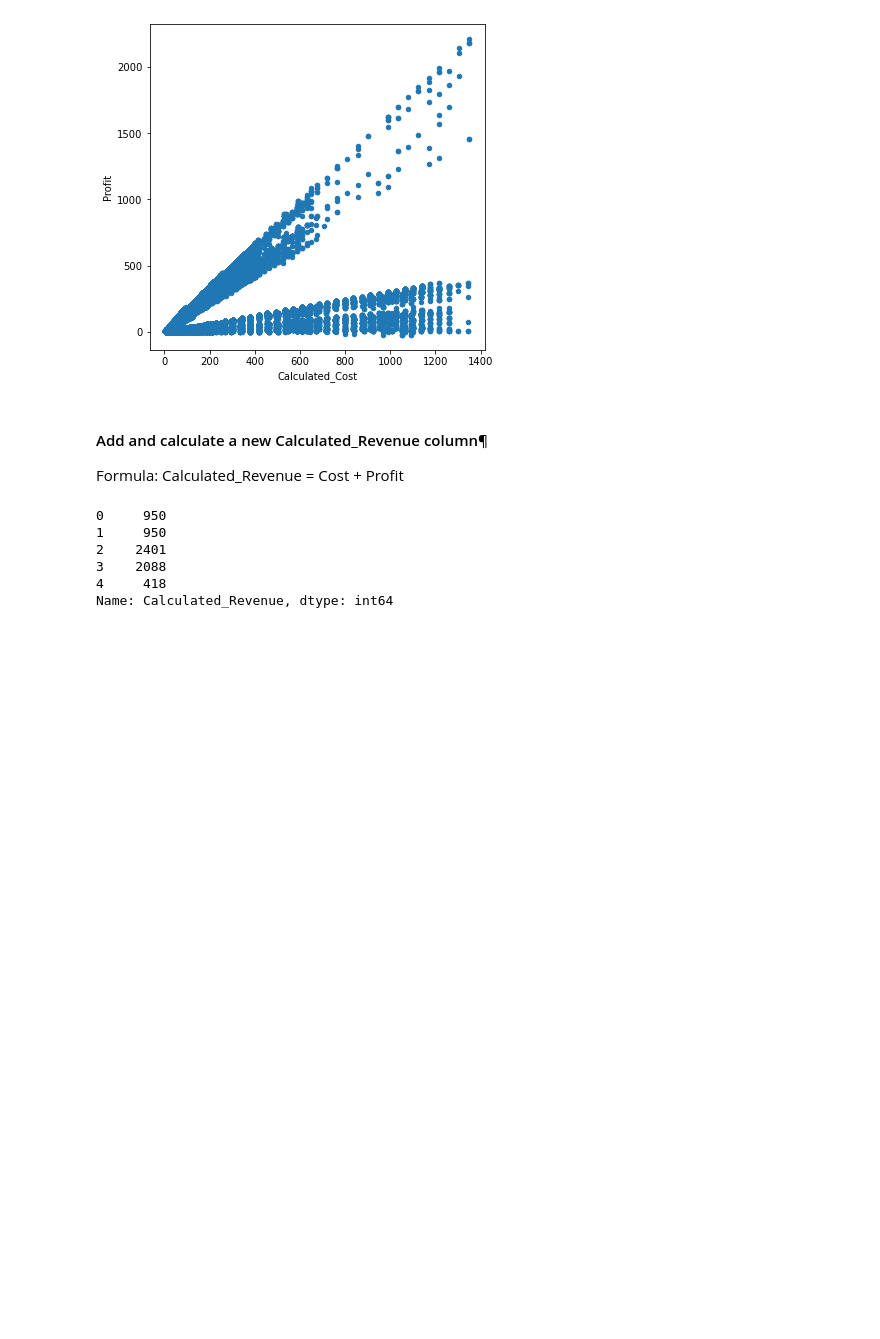
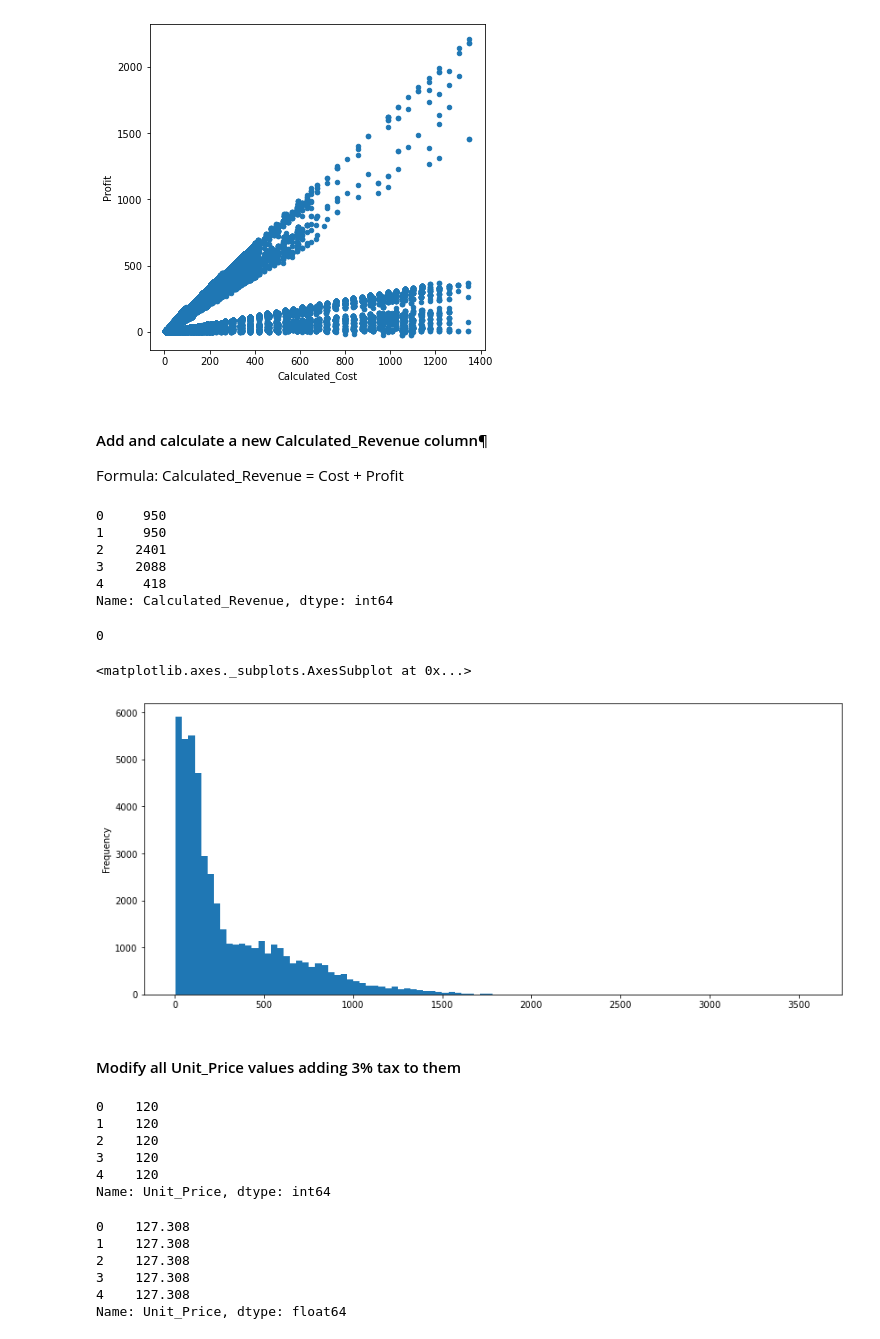
Before and after one commit to eliud-kagema/data_analysis_21, a Jupyter notebook: 01 Bike Store Sales/sales.ipynb, the cells around one changed output. Cells and saved outputs as stored; diff of their text form; code cells hidden in the pictures; blank space fills up the shorter version.

```diff
--- a/01 Bike Store Sales/sales.ipynb
+++ b/01 Bike Store Sales/sales.ipynb
@@ -247,3 +247,23 @@ df['Calculated_Revenue'].head()
 3    2088
 4     418
 Name: Calculated_Revenue, dtype: int64
+# %%
+(df['Calculated_Revenue'] != df['Revenue']).sum()
+# %% [output]
+0
+# %%
+df['Revenue'].plot(kind='hist', bins=100, figsize=(14,6))
+# %% [output]
+<matplotlib.axes._subplots.AxesSubplot at 0x...>
+[figure, added]
+# %% [markdown]
+#### Modify all Unit_Price values adding 3% tax to them
+# %%
+df['Unit_Price'].head()
+# %% [output]
+0    120
+1    120
+2    120
+3    120
+4    120
+Name: Unit_Price, dtype: int64
@@ -249,0 +274,9 @@ Name: Calculated_Revenue, dtype: int64
+# %%
+df['Unit_Price'].head()
+# %% [output]
+0    127.308
+1    127.308
+2    127.308
+3    127.308
+4    127.308
+Name: Unit_Price, dtype: float64
```
Also changed, not shown: parts of 12 cells of this notebook.
